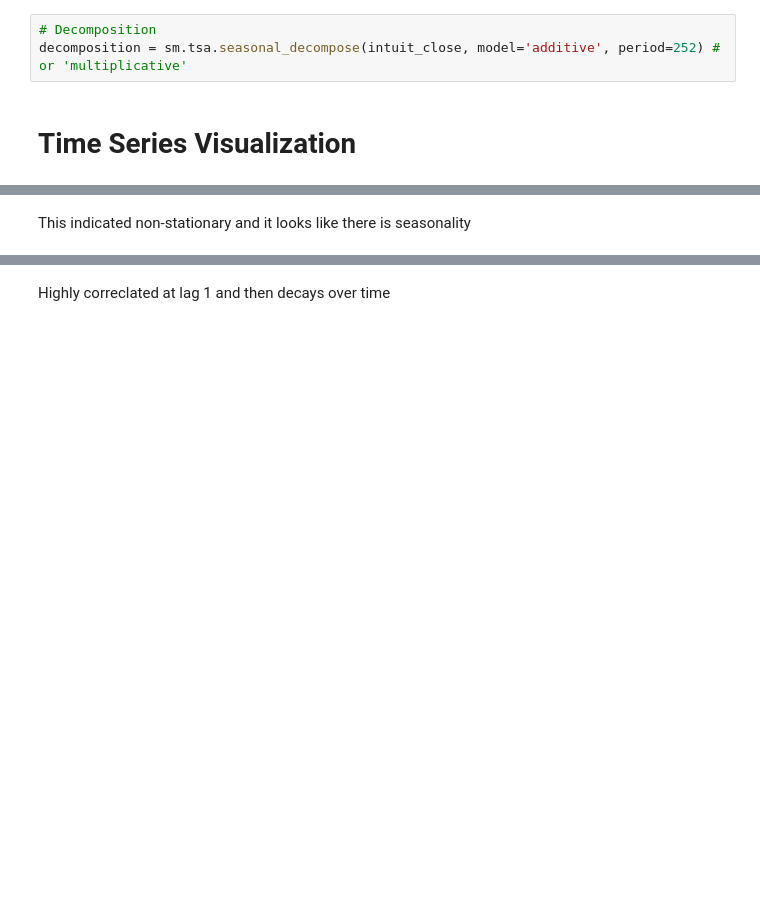
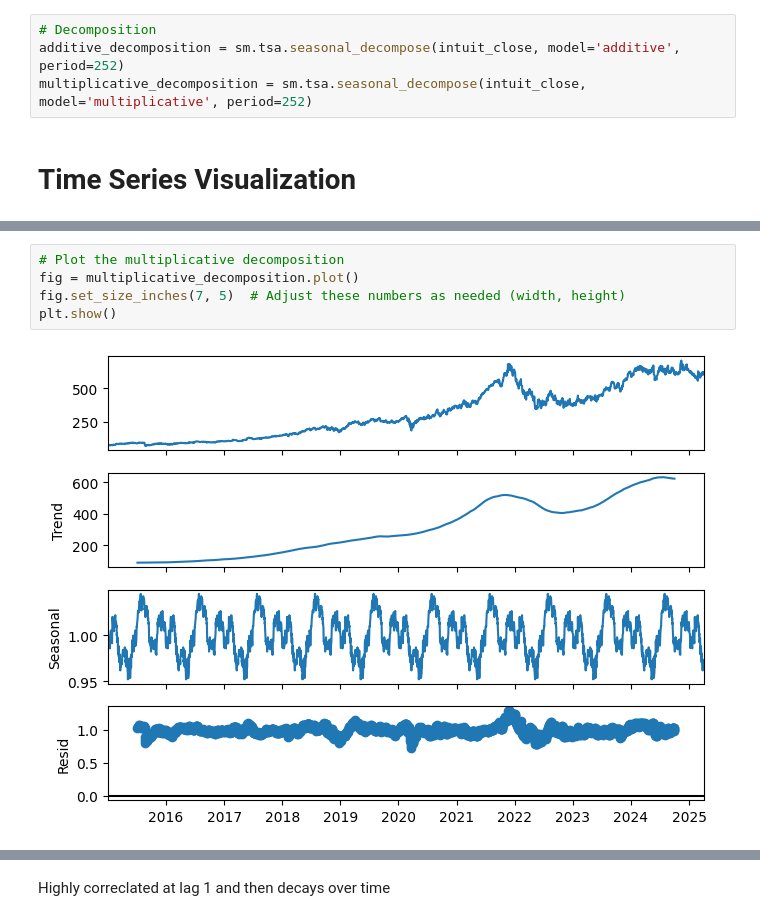
Before and after one commit to tfrazer34/IU_Spring_Project_2025, a Jupyter notebook: Final Part2 Code/Final_Part_2_Tyler_colab.ipynb, the cells around one changed output, grey strips where cells are left out. Drawn from its saved outputs; the diff is of its cells as text; blank space fills up the shorter version.

```diff
--- a/Final Part2 Code/Final_Part_2_Tyler_colab.ipynb
+++ b/Final Part2 Code/Final_Part_2_Tyler_colab.ipynb
@@ -80,7 +84,8 @@ display(intuit_close.describe())
 #  Time series decomposition
 # %%
 # Decomposition
-decomposition = sm.tsa.seasonal_decompose(intuit_close, model='additive', period=252) # or 'multiplicative'
+additive_decomposition = sm.tsa.seasonal_decompose(intuit_close, model='additive', period=252)
+multiplicative_decomposition = sm.tsa.seasonal_decompose(intuit_close, model='multiplicative', period=252)
 # %% [markdown]
 # Time Series Visualization
 # %%
@@ -90,8 +95,13 @@ fig.set_size_inches(7, 5)  # Adjust these numbers as needed (width, height)
 plt.show()
 # %% [output]
 [figure]
-# %% [markdown]
-This indicated non-stationary and it looks like there is seasonality
+# %%
+# Plot the multiplicative decomposition
+fig = multiplicative_decomposition.plot()
+fig.set_size_inches(7, 5)  # Adjust these numbers as needed (width, height)
+plt.show()
+# %% [output]
+[figure, added]
 # %%
 # Autocorrelation
 plot_acf(intuit_close, lags=252)
```
Also changed, not shown: parts of 24 cells of this notebook.
